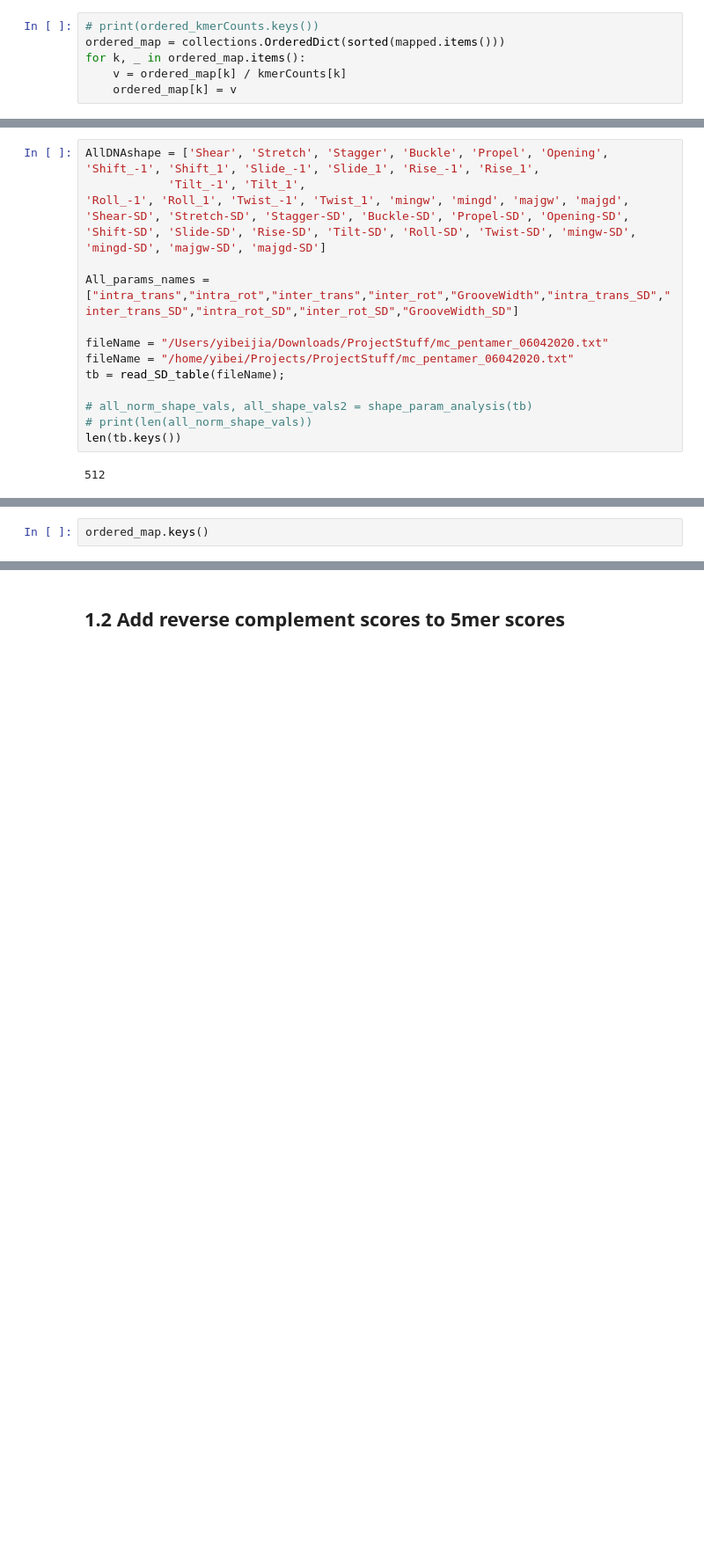
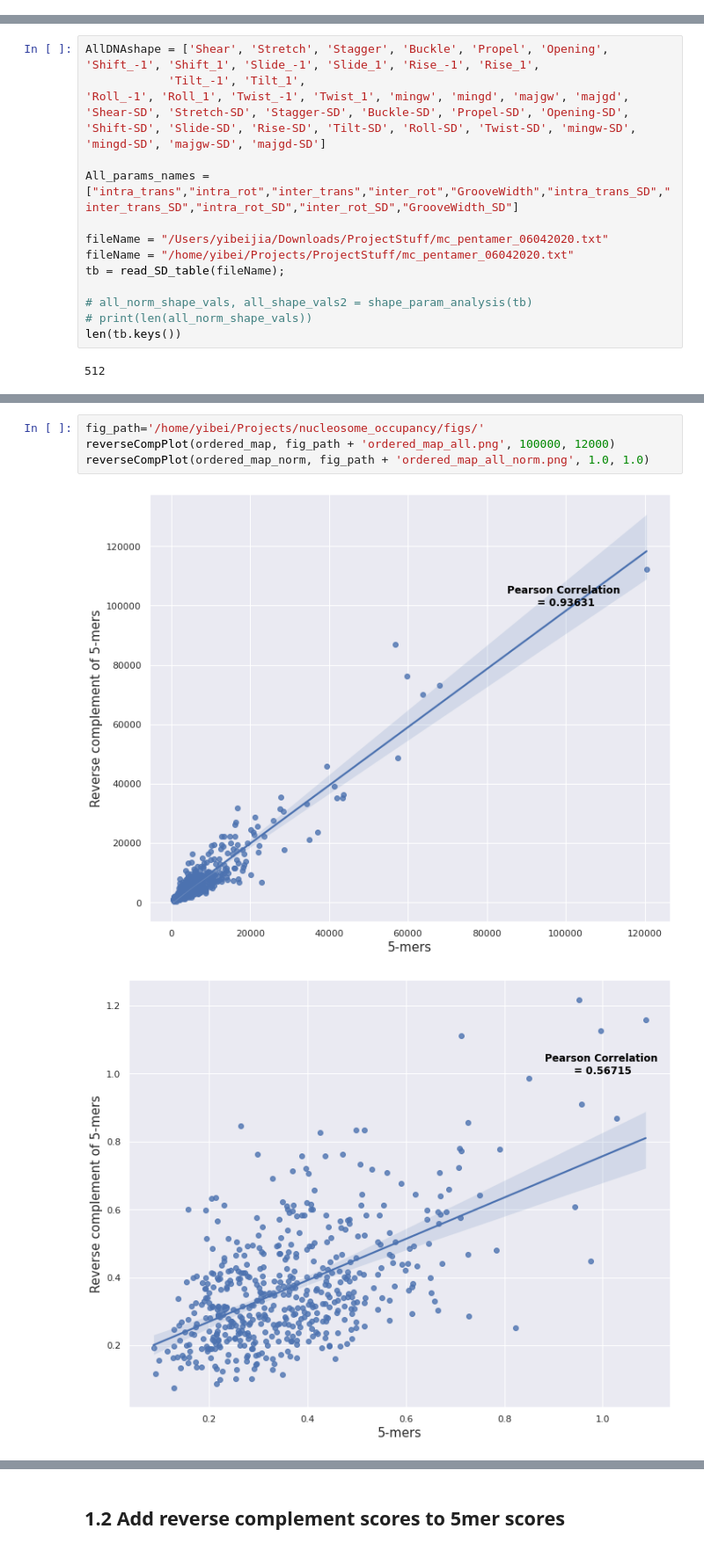
Before and after one commit to beckii0930/nucleosome_occupancy, a Jupyter notebook: tbinet_stuff/analyze_attention2.ipynb, the cells around one changed output, grey strips where cells are left out. Shown at 88% size. Cells and saved outputs as stored; diff of their text form; blank space fills up the shorter version.

```diff
--- a/tbinet_stuff/analyze_attention2.ipynb
+++ b/tbinet_stuff/analyze_attention2.ipynb
@@ -383,6 +393,0 @@ Total Num SEq: 129500
-# %%
-# print(ordered_kmerCounts.keys())
-ordered_map = collections.OrderedDict(sorted(mapped.items()))
-for k, _ in ordered_map.items():
-    v = ordered_map[k] / kmerCounts[k]
-    ordered_map[k] = v
@@ -491,2 +626,7 @@ plt.text(0, 110, text, horizontalalignment='left', size='medium', color='black',
-# %%
-ordered_map.keys()
+# %%
+fig_path='/home/yibei/Projects/nucleosome_occupancy/figs/'
+reverseCompPlot(ordered_map, fig_path + 'ordered_map_all.png', 100000, 12000)
+reverseCompPlot(ordered_map_norm, fig_path + 'ordered_map_all_norm.png', 1.0, 1.0)
+# %% [output]
+[figure, added]
+[figure, added]
```
Also changed, not shown: parts of 54 cells of this notebook.
